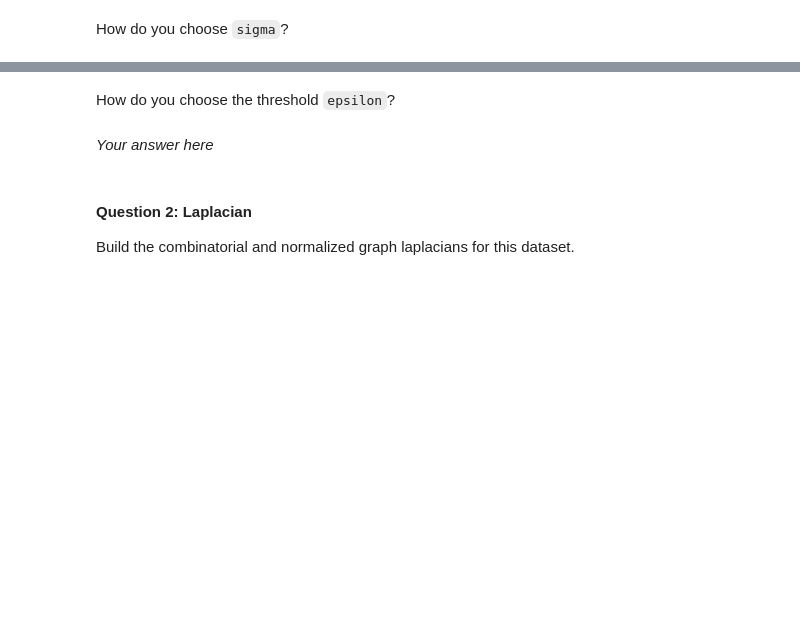
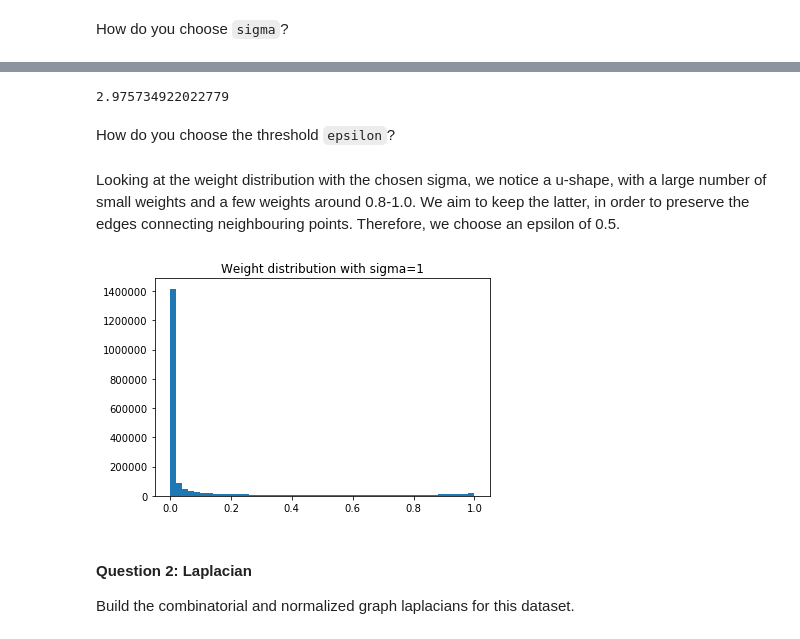
Before and after one commit to alex-mocanu/A-Network-Tour-of-DS-Homework, a Jupyter notebook: Assignment 2/2_learning_with_graphs.ipynb, the cells around one changed output, grey strips where cells are left out. Saved outputs shown, nothing was run; the diff lists cells and outputs as text; code cells hidden in the pictures; blank space fills up the shorter version.

```diff
--- a/Assignment 2/2_learning_with_graphs.ipynb
+++ b/Assignment 2/2_learning_with_graphs.ipynb
@@ -80,7 +105,18 @@ How do you choose `sigma`?
+# %%
+# Computing the distance mean
+pdist(X, metric='euclidean').mean()
+# %% [output]
+2.975734922022779
 # %% [markdown]
 How do you choose the threshold `epsilon`?
-# %% [markdown]
-*Your answer here*
+# %% [markdown]
+Looking at the weight distribution with the chosen sigma, we notice a u-shape, with a large number of small weights and a few weights around 0.8-1.0. We aim to keep the latter, in order to preserve the edges connecting neighbouring points. Therefore, we choose an epsilon of 0.5.
+# %%
+# Visualizing weight distribution
+plt.hist(np.exp(-pdist(X, metric='euclidean')**2 / chosen_sigma**2), bins=50);
+plt.title('Weight distribution with sigma=' + str(chosen_sigma));
+# %% [output]
+[figure, added]
 # %% [markdown]
 #### Question 2: Laplacian
 Build the combinatorial and normalized graph laplacians for this dataset.
```
Also changed, not shown: parts of 46 cells of this notebook.
